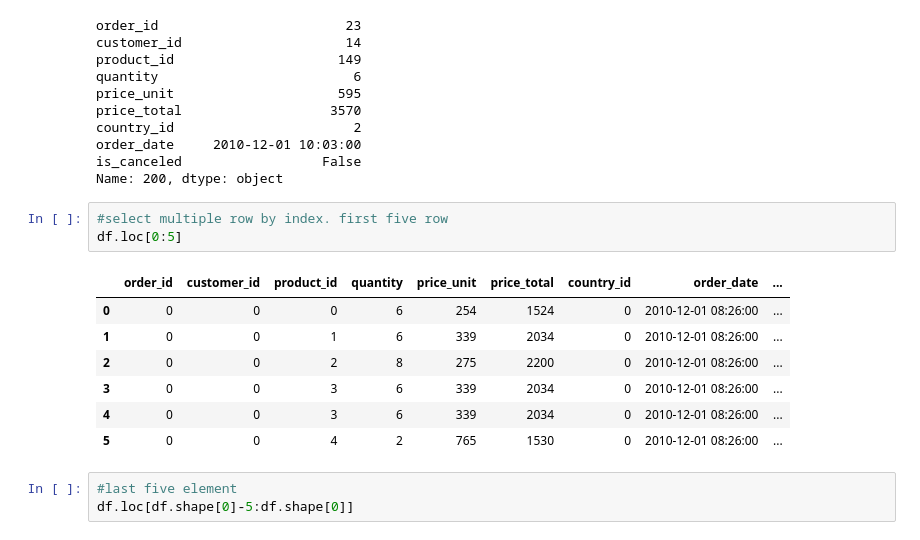
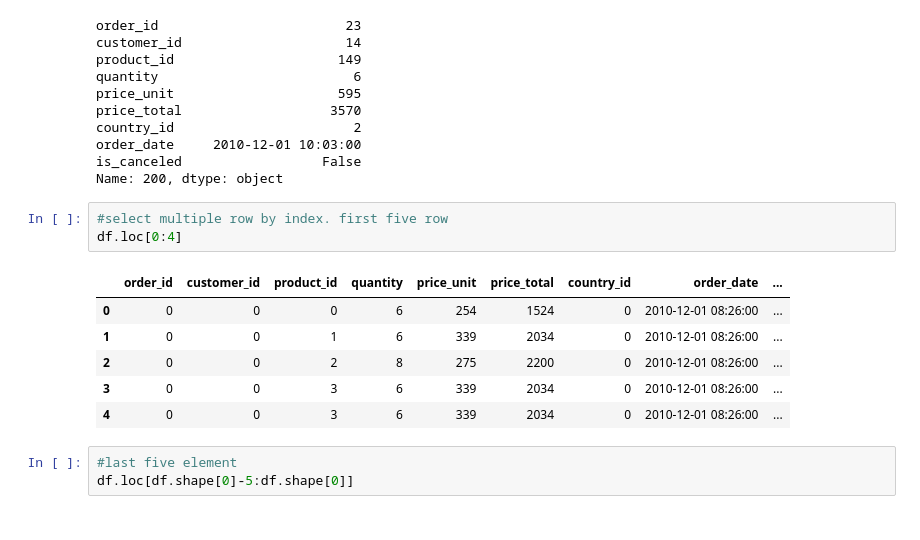
Before and after one commit to rabobahago/Python_ML_Data_Science, a Jupyter notebook: DWthon/read_dataframe.ipynb, the cells around one changed output. Cells and saved outputs as stored; diff of their text form.

```diff
--- a/DWthon/read_dataframe.ipynb
+++ b/DWthon/read_dataframe.ipynb
@@ -114,15 +114,14 @@ is_canceled                  False
 Name: 200, dtype: object
 # %%
 #select multiple row by index. first five row
-df.loc[0:5]
+df.loc[0:4]
 # %% [output]
 |  | order_id | customer_id | product_id | quantity | price_unit | price_total | country_id | order_date | ... |
 | 0 | 0 | 0 | 0 | 6 | 254 | 1524 | 0 | 2010-12-01 08:26:00 | ... |
 | 1 | 0 | 0 | 1 | 6 | 339 | 2034 | 0 | 2010-12-01 08:26:00 | ... |
 | 2 | 0 | 0 | 2 | 8 | 275 | 2200 | 0 | 2010-12-01 08:26:00 | ... |
 | 3 | 0 | 0 | 3 | 6 | 339 | 2034 | 0 | 2010-12-01 08:26:00 | ... |
 | 4 | 0 | 0 | 3 | 6 | 339 | 2034 | 0 | 2010-12-01 08:26:00 | ... |
-| 5 | 0 | 0 | 4 | 2 | 765 | 1530 | 0 | 2010-12-01 08:26:00 | ... |
 # %%
 #last five element
 df.loc[df.shape[0]-5:df.shape[0]]
```
Also changed, not shown: parts of 5 cells of this notebook.
